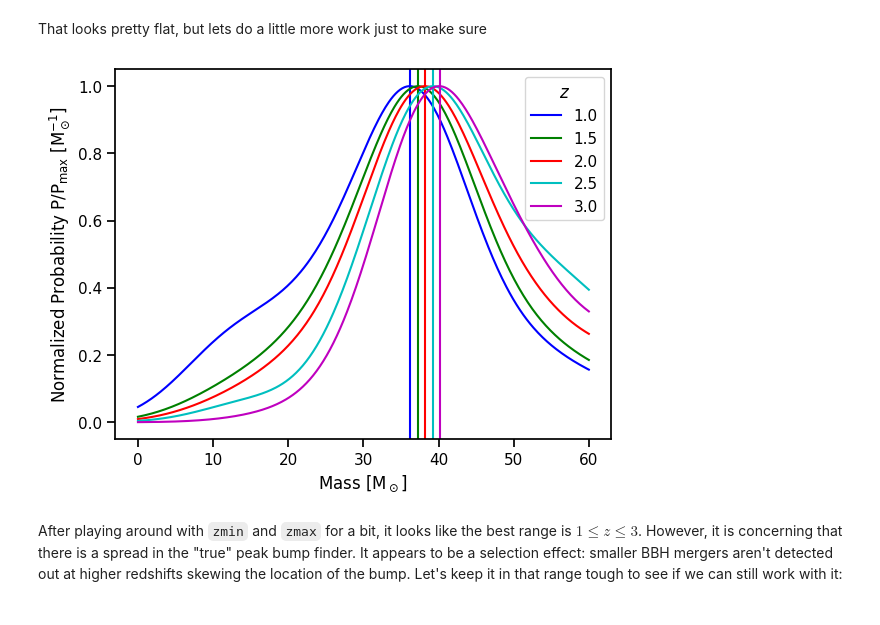
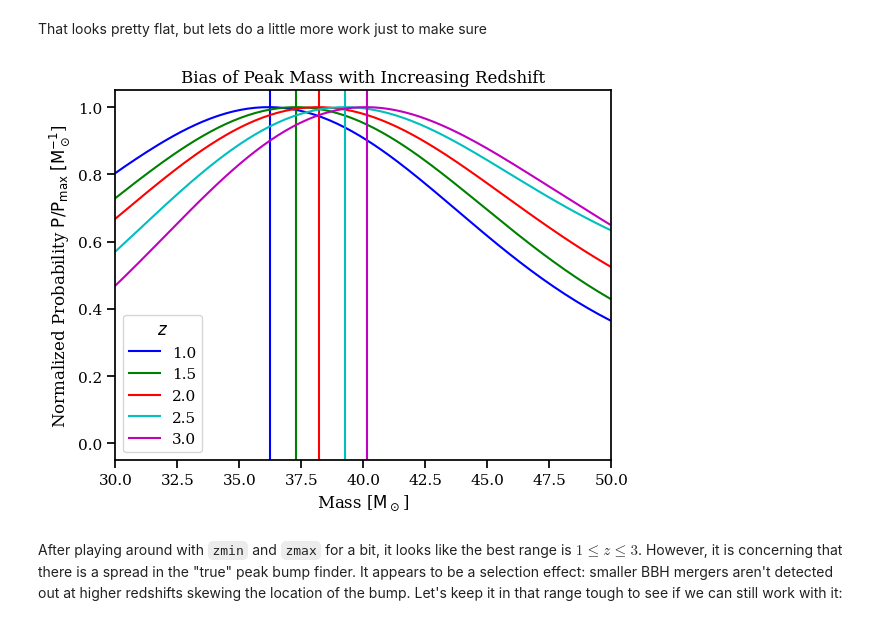
Before and after one commit to farr/FastMFCosmology, a Jupyter notebook: Work-with-true.ipynb, the cells around one changed output. Cells and saved outputs as stored; diff of their text form; code cells hidden in the pictures.

Commit message:
changed plot font, removed unnecessary cell, zoomed in on bias plot

```diff
--- a/Work-with-true.ipynb
+++ b/Work-with-true.ipynb
@@ -16,6 +16,8 @@ from MCMC_functions import *
 
 sns.set_context('notebook')
 sns.set_palette('colorblind')
+import matplotlib
+matplotlib.rcParams['font.family'] = 'serif'
 
 %matplotlib inline
 # %% [markdown]
@@ -160,27 +74,29 @@ cmap = list(mcolors.BASE_COLORS.keys())
 # %%
 n_z = 5
 zmin = 1
 zmax = 3
 m_max = 60
 m_bins = 400
 z_slices = np.linspace(zmin, zmax, n_z)
 mass_indices = np.linspace(0, m_max, m_bins)
 
 with hf:
     kde = gaussian_kde(np.array([zs_true, ms_true]))
 
     for j, d in enumerate(z_slices):
 
         pdf = [kde.pdf([d, i]) for i in mass_indices]
         ### Dividing by max(pdf) below here to normalize curves
         plt.plot(mass_indices, pdf/max(pdf),c=cmap[j], label=d)
         plt.axvline(mass_indices[np.argmax(pdf)], c=cmap[j])
 
     plt.legend(title=r"$z$")
     plt.xlabel(r"Mass [$\mathrm{M_\odot}$]")
     plt.ylabel(r"Normalized Probability $\mathrm{P/P_{max}}$ $[\mathrm{M_\odot^{-1}}$]")
+    plt.title("Bias of Peak Mass with Increasing Redshift")
+    plt.xlim(30, 50)
 # %% [output]
-[figure, old version]
+[figure, new version]
 # %% [markdown]
 After playing around with `zmin` and `zmax` for a bit, it looks like the best range is $1 \leq z \leq 3$. However, it is concerning that there is a spread in the "true" peak bump finder. It appears to be a selection effect: smaller BBH mergers aren't detected out at higher redshifts skewing the location of the bump. Let's keep it in that range tough to see if we can still work with it:
 # %%
```
Also changed, not shown: parts of 7 cells of this notebook.
